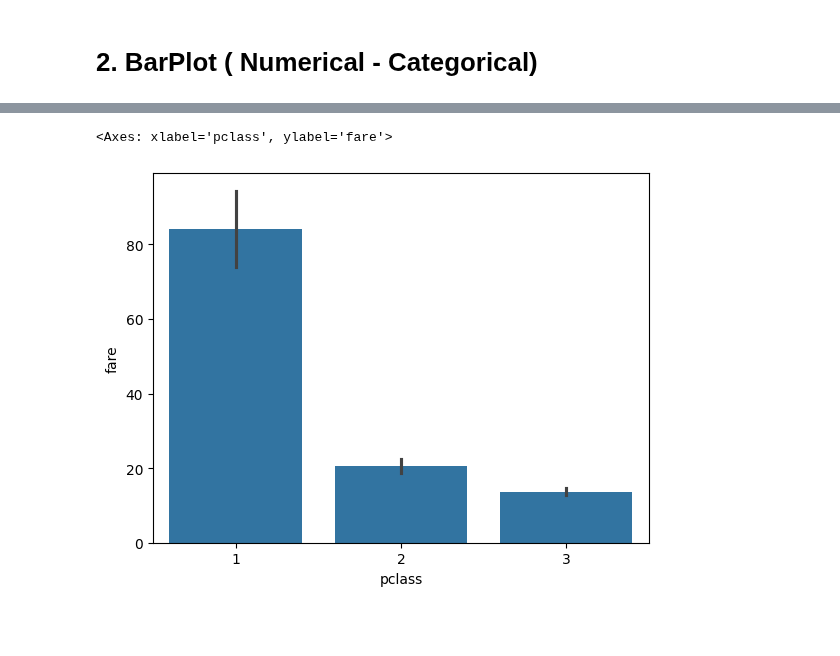
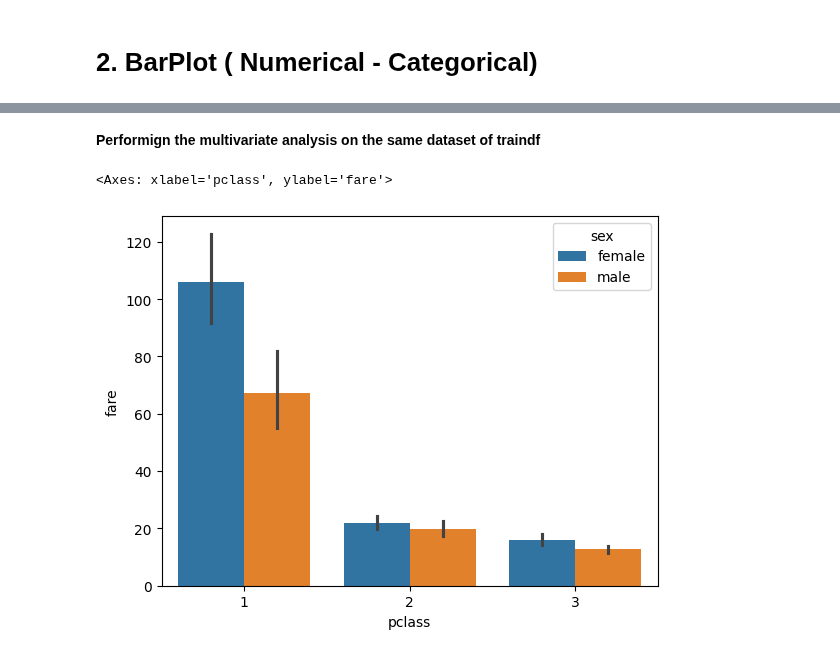
Before and after one commit to theakash07/100_Days_Machine_Learning, a Jupyter notebook: Day21EDA_using_Bivariate_and_Multivariate_Analysis.ipynb, the cells around one changed output, grey strips where cells are left out. Cells and saved outputs as stored; diff of their text form; code cells hidden in the pictures; blank space fills up the shorter version.

```diff
--- a/Day21EDA_using_Bivariate_and_Multivariate_Analysis.ipynb
+++ b/Day21EDA_using_Bivariate_and_Multivariate_Analysis.ipynb
@@ -105,5 +110,7 @@ traindf.head(5)
+# %% [markdown]
+**Performign the multivariate analysis on the same dataset of traindf**
 # %%
-sns.barplot(x='pclass', y='fare',data=traindf)
+sns.barplot(x='pclass',y='fare',hue='sex',data=traindf)
 # %% [output]
 <Axes: xlabel='pclass', ylabel='fare'>
-[figure, old version]
+[figure, new version]
```
Also changed, not shown: parts of 1 cell of this notebook.
